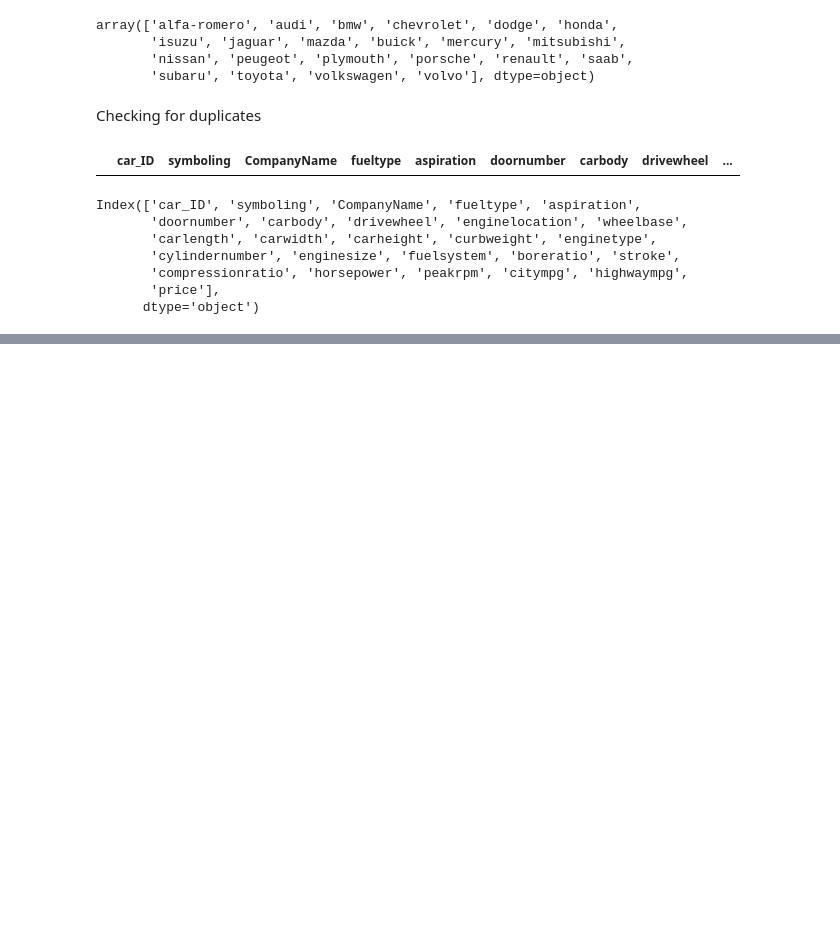
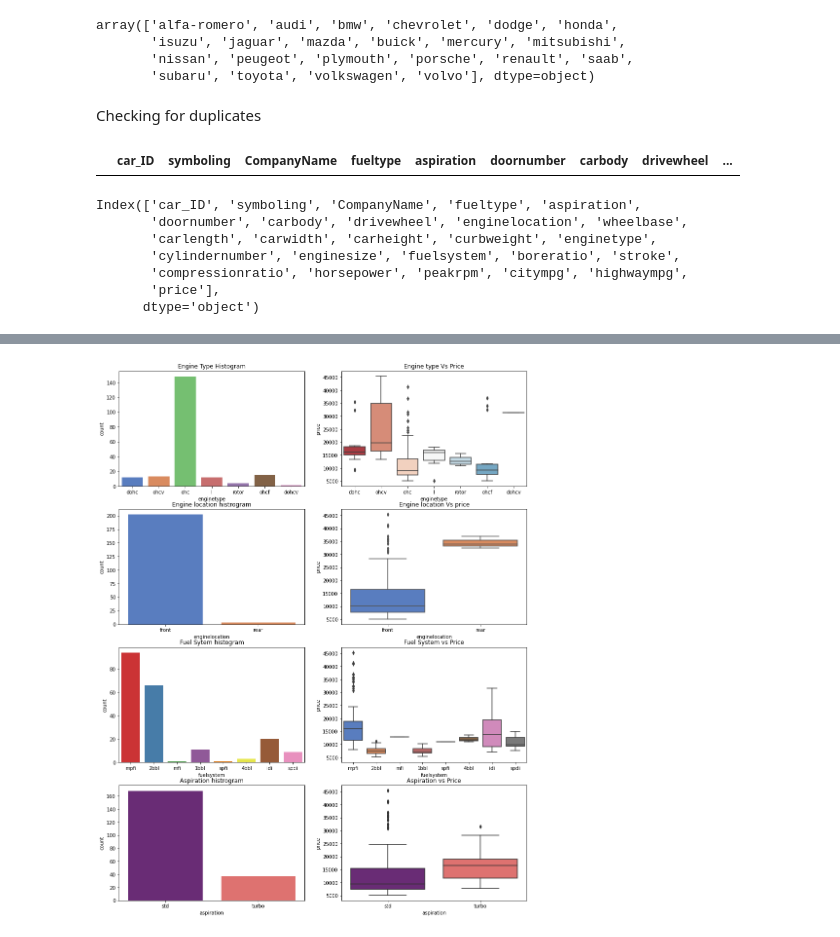
Before and after one commit to shailu1999/Car_prices_Prediction, a Jupyter notebook: car_prices_prediction.ipynb, the cells around one changed output, grey strips where cells are left out. Saved outputs shown, nothing was run; the diff lists cells and outputs as text; code cells hidden in the pictures; blank space fills up the shorter version.

```diff
--- a/car_prices_prediction.ipynb
+++ b/car_prices_prediction.ipynb
@@ -149,0 +317,37 @@ Index(['car_ID', 'symboling', 'CompanyName', 'fueltype', 'aspiration',
+# %%
+plt.figure(figsize=[15,20])
+
+plt.subplot(4,2,1)
+plt.title('Engine Type Histogram')
+sns.countplot(cars.enginetype, palette='muted')
+
+plt.subplot(4,2,2)
+plt.title('Engine type Vs Price')
+sns.boxplot(x=cars.enginetype,y=cars.price, palette='RdBu')
+
+plt.subplot(4,2,3)
+plt.title('Engine location histrogram')
+sns.countplot(cars.enginelocation, palette='muted')
+
+plt.subplot(4,2,4)
+plt.title('Engine location Vs price')
+sns.boxplot(x=cars.enginelocation,y=cars.price, palette='muted')
+
+plt.subplot(4,2,5)
+plt.title('Fuel Sytem histogram')
+sns.countplot(cars.fuelsystem,palette='Set1')
+
+plt.subplot(4,2,6)
+plt.title('Fuel System vs Price')
+sns.boxplot(x=cars.fuelsystem,y=cars.price,palette='muted')
+
+plt.subplot(4,2,7)
+plt.title('Aspiration histrogram')
+sns.countplot(cars.aspiration,palette='magma')
+
+plt.subplot(4,2,8)
+plt.title('Aspiration vs Price')
+sns.boxplot(x=cars.aspiration, y=cars.price, palette='magma')
+plt.show()
+# %% [output]
+[figure, added]
```
Also changed, not shown: parts of 93 cells of this notebook.
